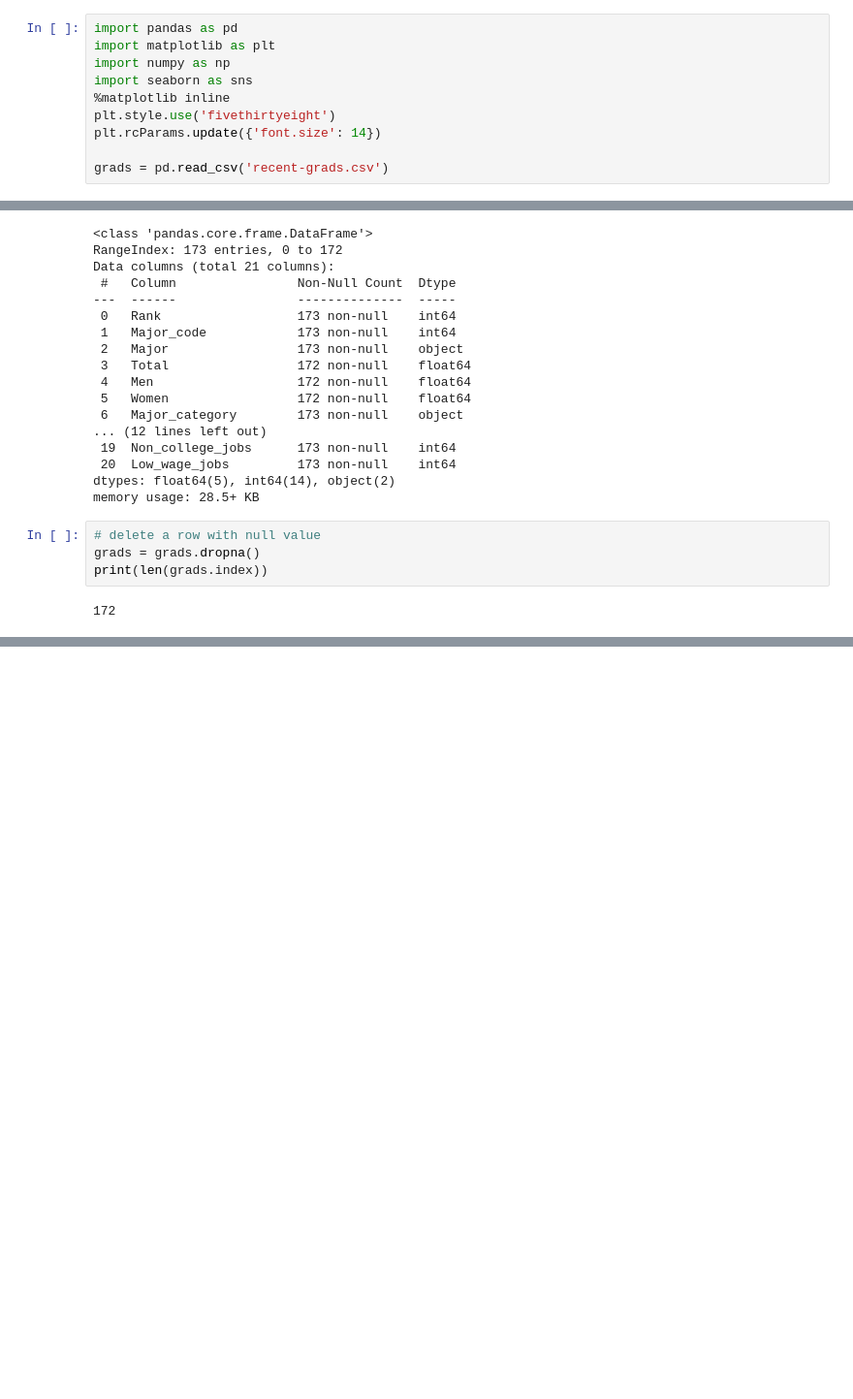
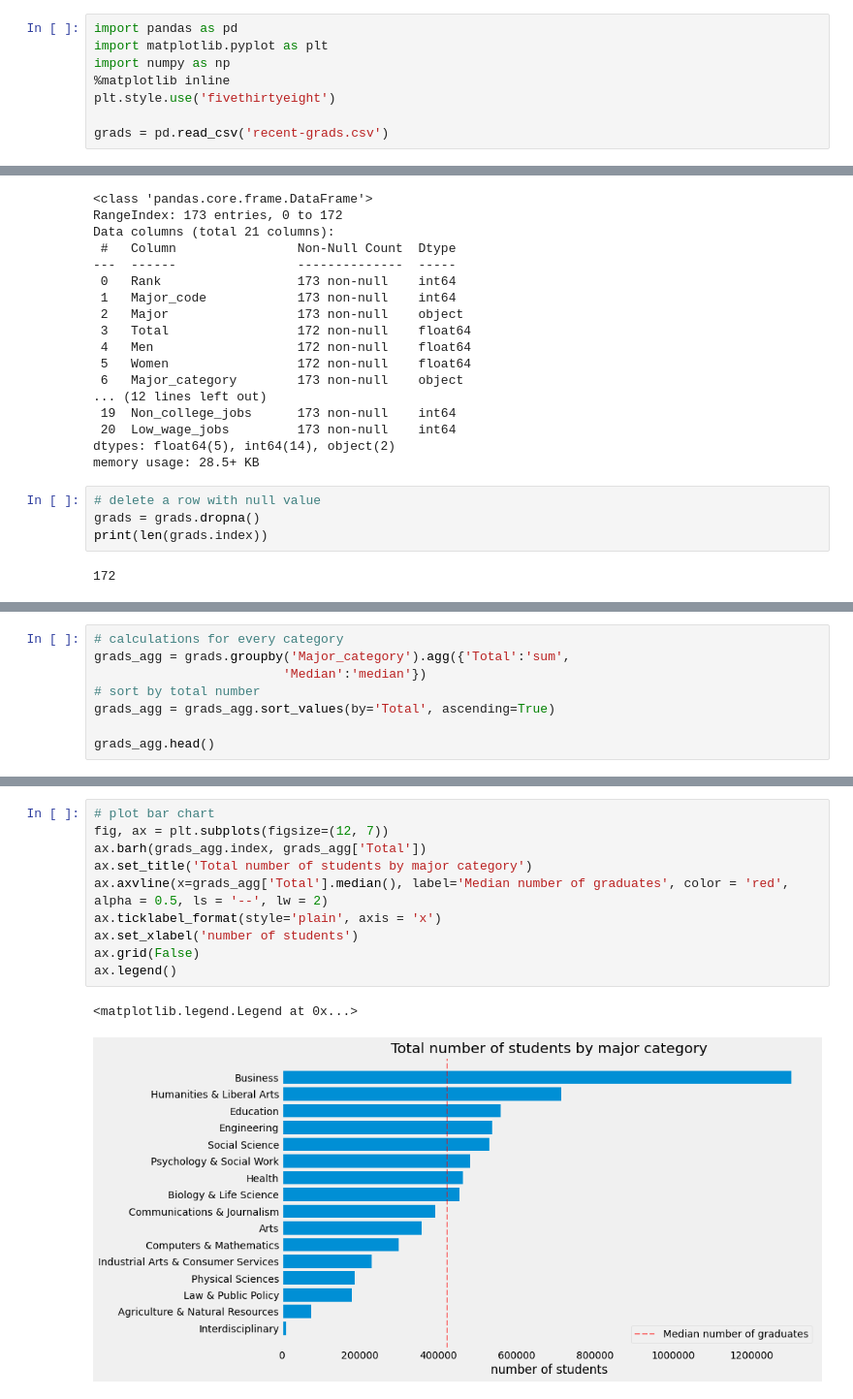
Before and after one commit to kafka-polka-dot/jupyter_projects, a Jupyter notebook: visualize_majors/College_majors.ipynb, the cells around one changed output, grey strips where cells are left out. Shown at 97% size. Saved outputs shown, nothing was run; the diff lists cells and outputs as text; blank space fills up the shorter version.

Commit message:
majors edits

```diff
--- a/visualize_majors/College_majors.ipynb
+++ b/visualize_majors/College_majors.ipynb
@@ -32,12 +32,10 @@ Using visualizations, we can start to explore questions from the dataset like:
 First step is to import the libraries we need and clean the data.
 # %%
 import pandas as pd
-import matplotlib as plt
+import matplotlib.pyplot as plt
 import numpy as np
-import seaborn as sns
 %matplotlib inline
 plt.style.use('fivethirtyeight')
-plt.rcParams.update({'font.size': 14})
 
 grads = pd.read_csv('recent-grads.csv')
 # %%
@@ -306,0 +105,8 @@ Hex bin plots on median salary showed that among female employers it was even mo
+# %%
+# calculations for every category
+grads_agg = grads.groupby('Major_category').agg({'Total':'sum',
+                         'Median':'median'})
+# sort by total number
+grads_agg = grads_agg.sort_values(by='Total', ascending=True)
+
+grads_agg.head()
@@ -306,0 +121,13 @@ Hex bin plots on median salary showed that among female employers it was even mo
+# %%
+# plot bar chart
+fig, ax = plt.subplots(figsize=(12, 7))
+ax.barh(grads_agg.index, grads_agg['Total'])
+ax.set_title('Total number of students by major category')
+ax.axvline(x=grads_agg['Total'].median(), label='Median number of graduates', color = 'red', alpha = 0.5, ls = '--', lw = 2)
+ax.ticklabel_format(style='plain', axis = 'x')
+ax.set_xlabel('number of students')
+ax.grid(False)
+ax.legend()
+# %% [output]
+<matplotlib.legend.Legend at 0x...>
+[figure, added]
```
Also changed, not shown: parts of 76 cells of this notebook.
